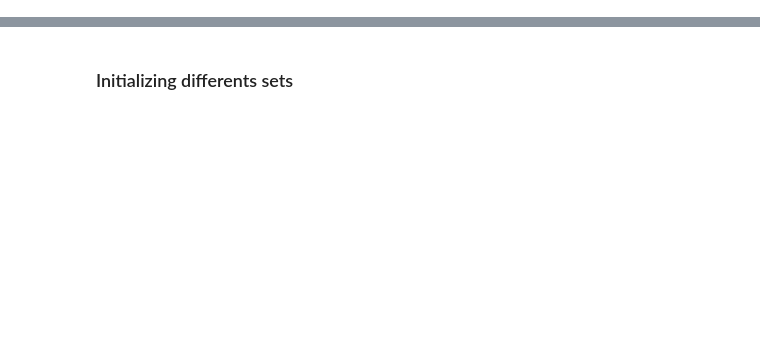
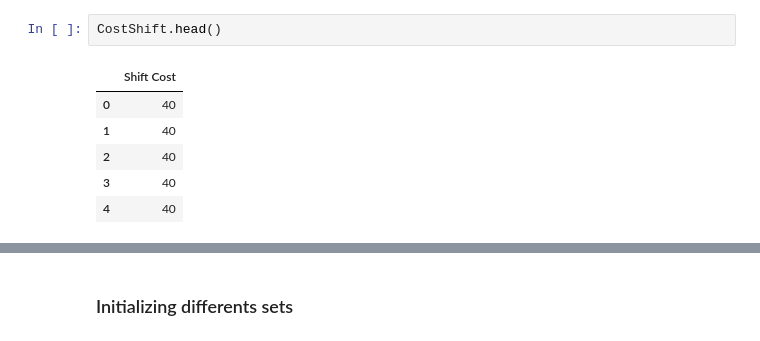
Before and after one commit to juan08/Optimization, a Jupyter notebook: Linear Programing in Personal Scheduling.ipynb, the cells around one changed output, grey strips where cells are left out. Saved outputs shown, nothing was run; the diff lists cells and outputs as text; blank space fills up the shorter version.

```diff
--- a/Linear Programing in Personal Scheduling.ipynb
+++ b/Linear Programing in Personal Scheduling.ipynb
@@ -81,0 +34,9 @@ arc
+# %%
+CostShift.head()
+# %% [output]
+|  | Shift Cost |
+| 0 | 40 |
+| 1 | 40 |
+| 2 | 40 |
+| 3 | 40 |
+| 4 | 40 |
```
Also changed, not shown: parts of 71 cells of this notebook.
